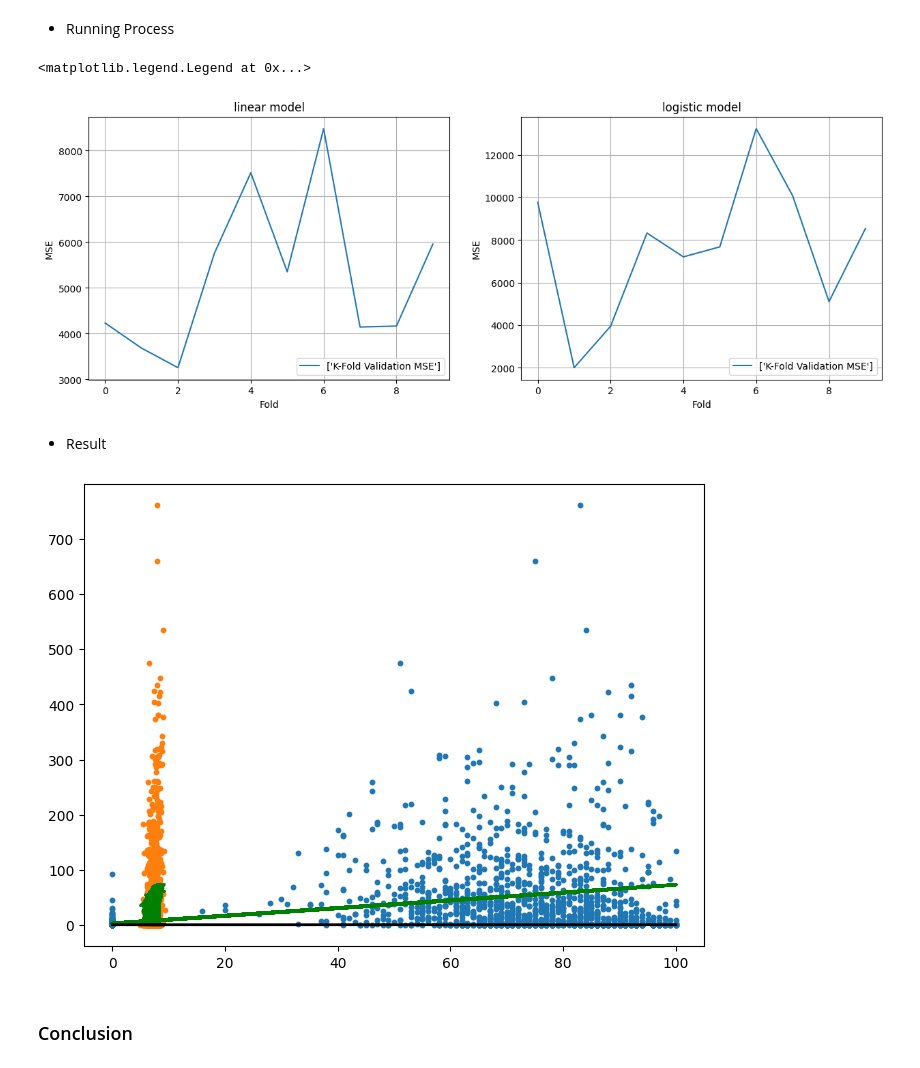
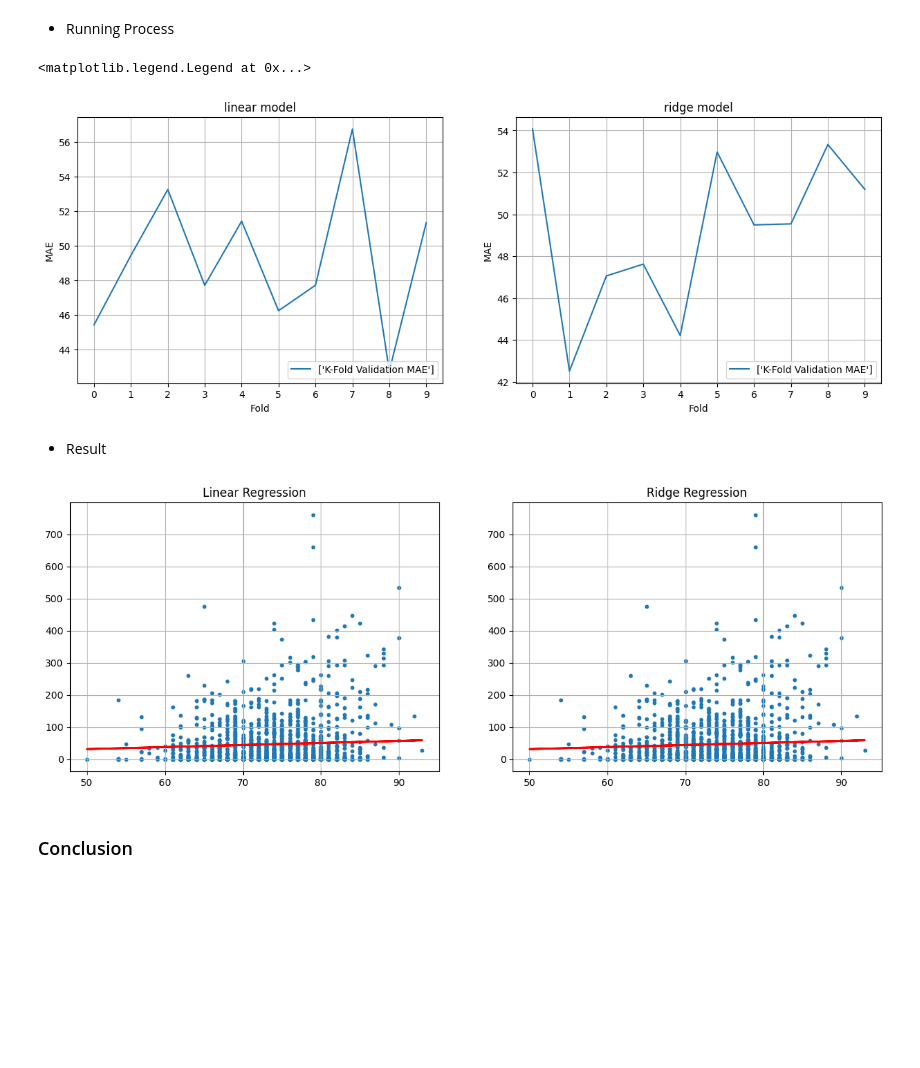
Before and after one commit to trandainien1/IntroDS_Final_Project, a Jupyter notebook: main.ipynb, the cells around one changed output. Drawn from its saved outputs; the diff is of its cells as text; code cells hidden in the pictures; blank space fills up the shorter version.

Commit message:
remove metascore column

```diff
--- a/main.ipynb
+++ b/main.ipynb
@@ -976,12 +976,13 @@ def convertDolla2Int(series):
     value = [float(x[1:-1])  for x in series ]
     return value
 
-feature_cols = ['Rating', 'Metascore', 'Gross']
+feature_cols = ['Rating', 'Gross']
 
 modeling_data = filmdata_df[feature_cols].copy()
 modeling_data.Gross = modeling_data.Gross.fillna('$0M')
 modeling_data.Gross = convertDolla2Int(modeling_data.Gross)
-modeling_data.Metascore = modeling_data.Metascore.fillna(0.0)
+# modeling_data.Metascore = modeling_data.Metascore.fillna(0.0)
 modeling_data.Rating = modeling_data.Rating.fillna(0.0)
+modeling_data.Rating = modeling_data.Rating * 10
 modeling_data
 # %% [output]
@@ -1106,10 +1105,11 @@ X_train, y_train = train_data.drop(['Gross'], axis= 1), train_data.Gross
 X_test, y_test = test_data.drop(['Gross'], axis= 1), test_data.Gross
 
 learning_rate = 0.0001
-n_iters = 100
+n_iters = 1000
+lamda = 1000
 
 model_1 = LinearRegression(lr= learning_rate, n_iters =n_iters)
-model_2 = LogisticRegression(lr= learning_rate, n_iters =n_iters)
+model_2 = RidgeRegression(lr= learning_rate, n_iters =n_iters, lamda = lamda)
 # %%
 def k_fold_cross_validation(n_folds, X, y, model):
     kf = KFold(n_splits= n_folds, shuffle= True)
@@ -1199,11 +1200,12 @@ for i in range(len(linear_history)):
   history.append(linear_history[i])
 
 plt.subplot(1, 2, 1)
-plt.plot(history, label=["K-Fold Validation MSE"])
+plt.plot(history, label=["K-Fold Validation MAE"])
 plt.title("linear model")
 plt.xlabel("Fold")
-plt.ylabel("MSE")
+plt.ylabel("MAE")
 plt.grid()
+plt.xticks(np.arange(0, 10, step=1))
 plt.legend(loc="lower right")
 
 history = []
@@ -1211,30 +1213,38 @@ for i in range(len(logistic_history)):
   history.append(logistic_history[i])
 
 plt.subplot(1, 2, 2)
-plt.plot(history, label=["K-Fold Validation MSE"])
-plt.title("logistic model")
+plt.plot(history, label=["K-Fold Validation MAE"])
+plt.title("ridge model")
 plt.xlabel("Fold")
-plt.ylabel("MSE")
+plt.ylabel("MAE")
 plt.grid()
+plt.xticks(np.arange(0, 10, step=1))
 plt.legend(loc="lower right")
 # %% [output]
 <matplotlib.legend.Legend at 0x...>
-[figure, old version]
+[figure, new version]
 # %% [markdown]
 - Result
 # %%
-fig = plt.figure(figsize=(8,6))
+plt.figure(figsize=(15, 5))
 
 y_pred_line_1 = model_1.predict(X)
 y_pred_line_2 = model_2.predict(X)
 
-plt.scatter(X['Metascore'], y, s=10)
-plt.scatter(X['Rating'], y, s=10)
-plt.plot(X, y_pred_line_1, color='green', linewidth=2, label='Linear Regression')
-plt.plot(X, y_pred_line_2, color='black', linewidth=2, label='Logistic Regression')
+plt.subplot(1, 2, 1)
+plt.scatter(X, y, s=10)
+plt.plot(X, y_pred_line_1, color='red', linewidth=2)
+plt.title('Linear Regression')
+plt.grid()
+
+plt.subplot(1, 2, 2)
+plt.scatter(X, y, s=10)
+plt.plot(X, y_pred_line_2, color='red', linewidth=2)
+plt.title('Ridge Regression')
+plt.grid()
 plt.show()
 # %% [output]
-[figure, old version]
+[figure, new version]
 # %% [markdown]
 ### Conclusion
 # %% [markdown]
```
Also changed, not shown: parts of 12 cells of this notebook.
